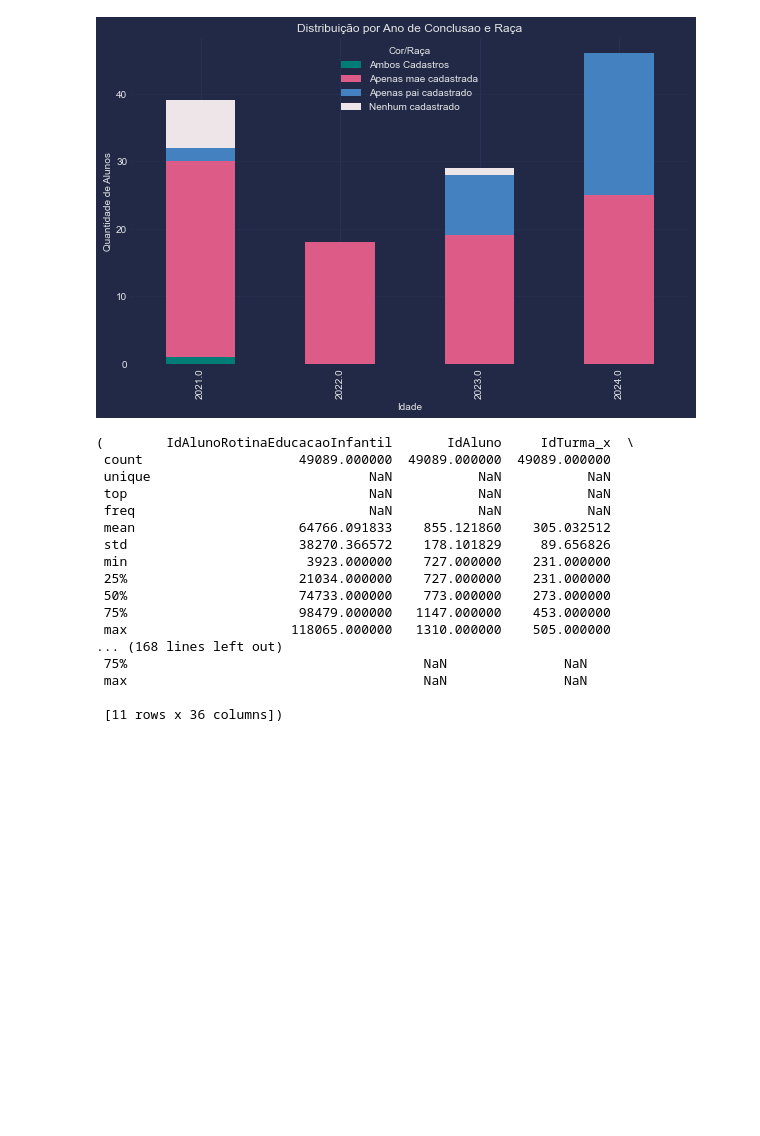
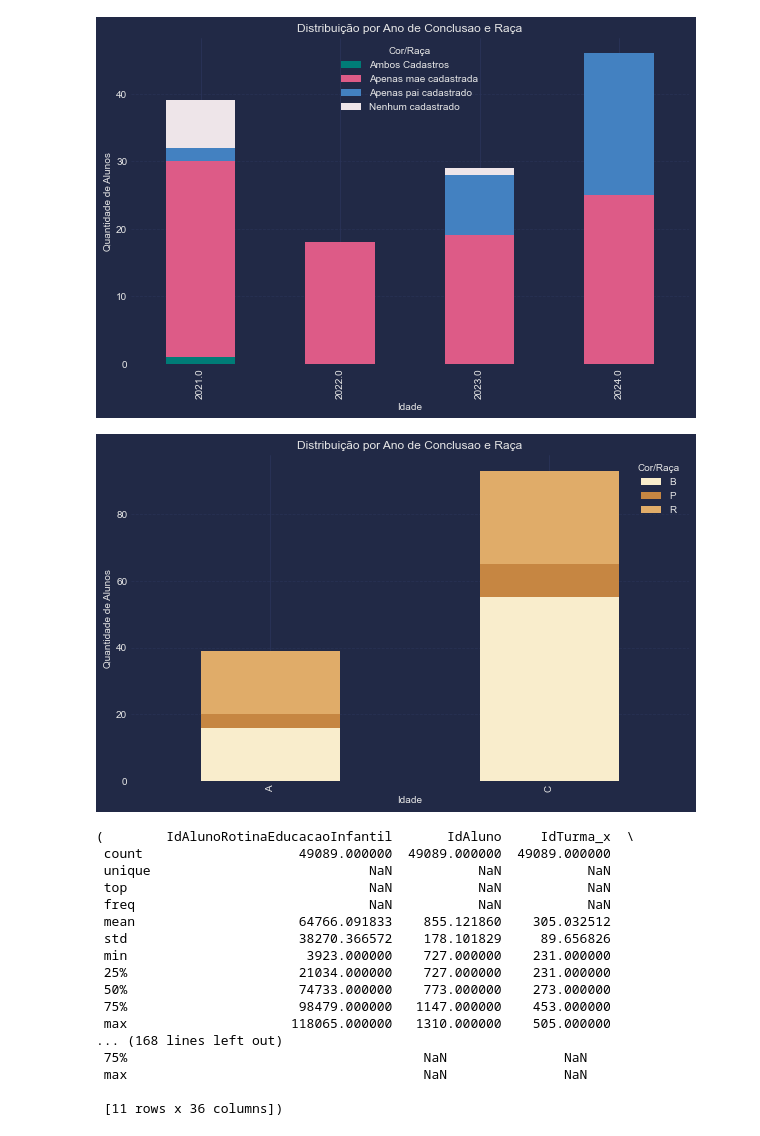
Before and after one commit to tulipia/passos-magicos, a Jupyter notebook: index_v2.ipynb, the cells around one changed output. Saved outputs shown, nothing was run; the diff lists cells and outputs as text; code cells hidden in the pictures; blank space fills up the shorter version.

Commit message:
Incluindo visao resultado final

```diff
--- a/index_v2.ipynb
+++ b/index_v2.ipynb
@@ -395,6 +395,31 @@ plt.grid(axis='y', linestyle='--', alpha=0.7)
 plt.show()
 # %% [output]
 [figure]
+# %%
+#### Grafico de conclusao por etinia
+# Definindo cores personalizadas para cada categoria de CorRaca
+colors = {
+    'B': '#F9EDCC',  # Tom claro
+    'R': '#E0AC69',  # Tom médio
+    'P': '#C68642',  # Tom médio escuro
+    'N': '#8D5524',  # Tom escuro
+    'A': '#734222',  # Tom muito escuro
+    'I': '#4B3621'   # Tom específico ou muito escuro
+}
+# Agrupando os dados por idade e cor/raca e contando a quantidade de alunos
+df_grouped = tbCentral.groupby(['ResultadoFinal', 'CorRaca']).size().unstack(fill_value=0)
+
+# Criando o gráfico de barras empilhadas
+df_grouped.plot(kind='bar', stacked=True, color=[colors[col] for col in df_grouped.columns], figsize=(10, 6))
+
+plt.xlabel('Idade')
+plt.ylabel('Quantidade de Alunos')
+plt.title('Distribuição por Ano de Conclusao e Raça')
+plt.legend(title='Cor/Raça')
+plt.grid(axis='y', linestyle='--', alpha=0.7)
+plt.show()
+# %% [output]
+[figure, added]
 # %%
 # Dados de frequência
 tbDiarioFrequencia = pd.read_csv('database/TbDiarioFrequencia.csv')
```
